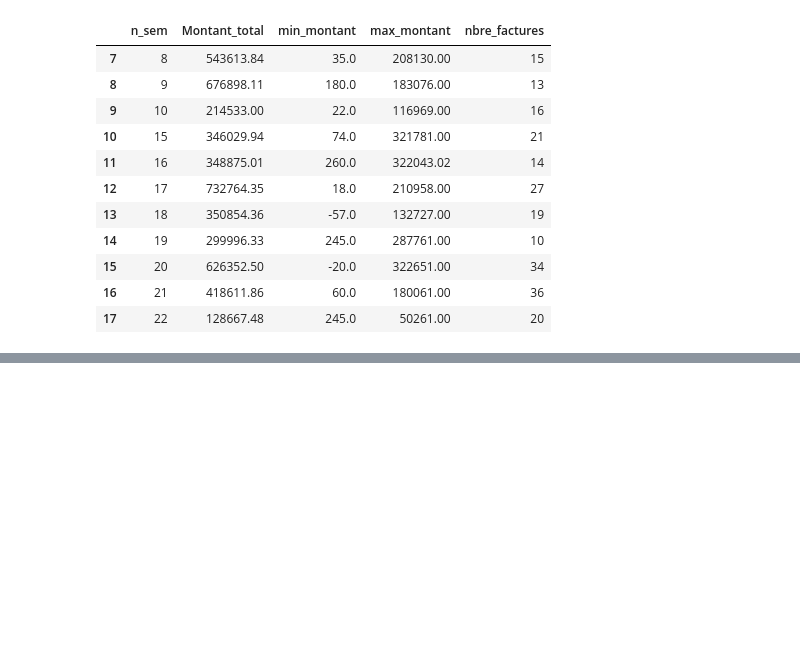
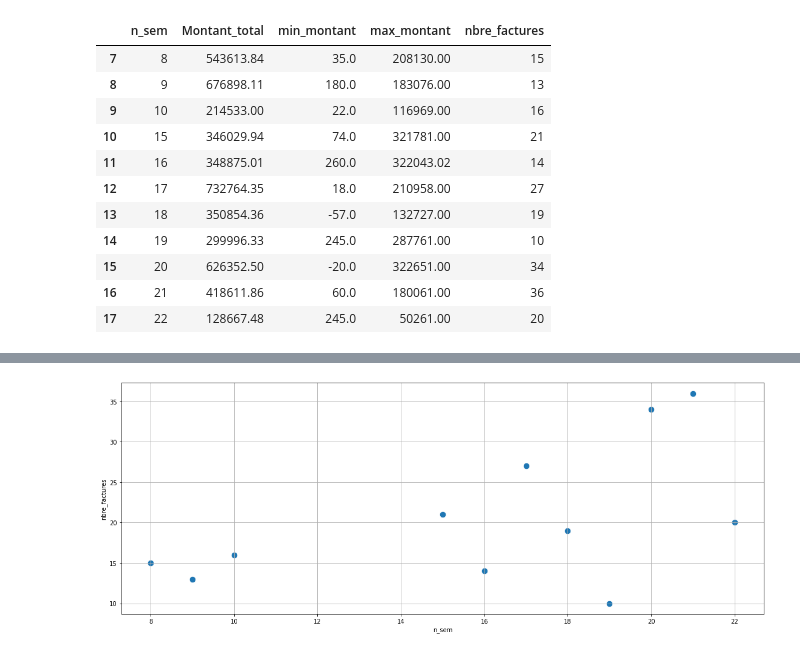
Before and after one commit to kelhoussaini/Data_management, a Jupyter notebook: groupby__nsemaine___montant_sum_min_max.ipynb, the cells around one changed output, grey strips where cells are left out. Cells and saved outputs as stored; diff of their text form; code cells hidden in the pictures; blank space fills up the shorter version.

```diff
--- a/groupby__nsemaine___montant_sum_min_max.ipynb
+++ b/groupby__nsemaine___montant_sum_min_max.ipynb
@@ -68,0 +69,8 @@ sns.scatterplot(x="n_sem", y="max_montant", data=data);
+# %%
+plt.figure(figsize = (19, 7))
+sns.scatterplot(x="n_sem", y="nbre_factures",
+                s = 111,
+               data=data)
+plt.grid(True)
+# %% [output]
+[figure, added]
```
Also changed, not shown: parts of 6 cells of this notebook.
